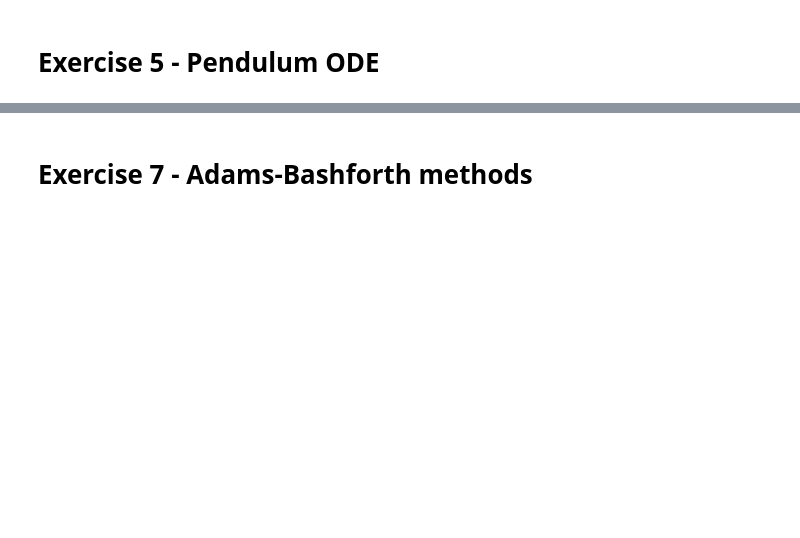
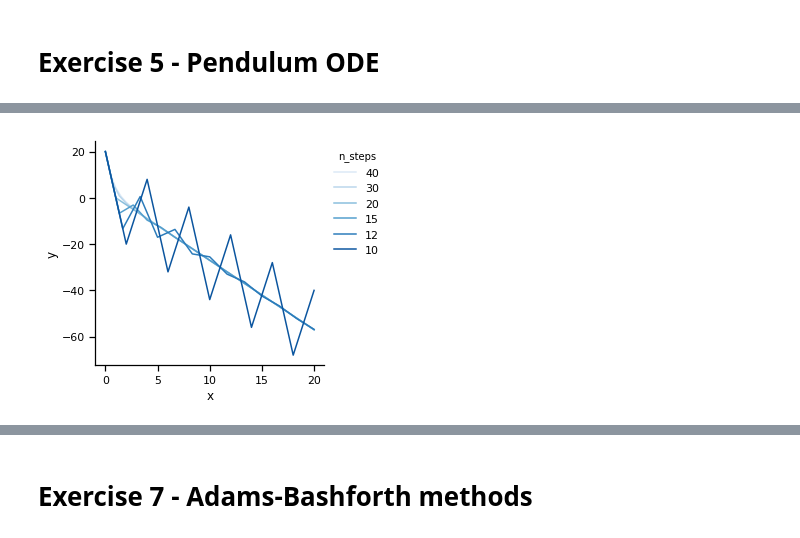
Before and after one commit to mattragoza/MATH2071, a Jupyter notebook: lab-2/explicit_ODE_methods.ipynb, the cells around one changed output, grey strips where cells are left out. Saved outputs shown, nothing was run; the diff lists cells and outputs as text; code cells hidden in the pictures; blank space fills up the shorter version.

```diff
--- a/lab-2/explicit_ODE_methods.ipynb
+++ b/lab-2/explicit_ODE_methods.ipynb
@@ -121,0 +102,3 @@ df # show the table
+# %%
+# compute the errors
+df['e_euler'] = (expm_exact(x=x_range[1]) - df['y_euler']).abs()
@@ -422,0 +396,4 @@ df[['n_steps', 'step_size', 'e_rk2', 'e_rk3']]
+# %%
+# estimate the error scaling constant for RK2
+c_rk2 = (df.e_rk2 / df.step_size**2).mean()
+c_rk2
@@ -453,0 +563,19 @@ array([-2.59399855])
+# %%
+x_range = [0, 20]
+y_init = 20
+
+sns.set_palette('Blues', 6)
+fig, ax = plt.subplots(figsize=(5,4))
+
+# compute the numerical solutions
+for n_steps in [40, 30, 20, 15, 12, 10]:
+    x, y = forward_euler(expm_ode, x_range, y_init, n_steps)
+    ax.plot(x, y, label=f'{n_steps}')
+
+ax.legend(title='n_steps', frameon=False, loc='upper left', bbox_to_anchor=(1,1))
+ax.set_xlabel('x')
+ax.set_ylabel('y')
+sns.despine(fig)
+fig.tight_layout()
+# %% [output]
+[figure, added]
```
Also changed, not shown: parts of 69 cells of this notebook.
